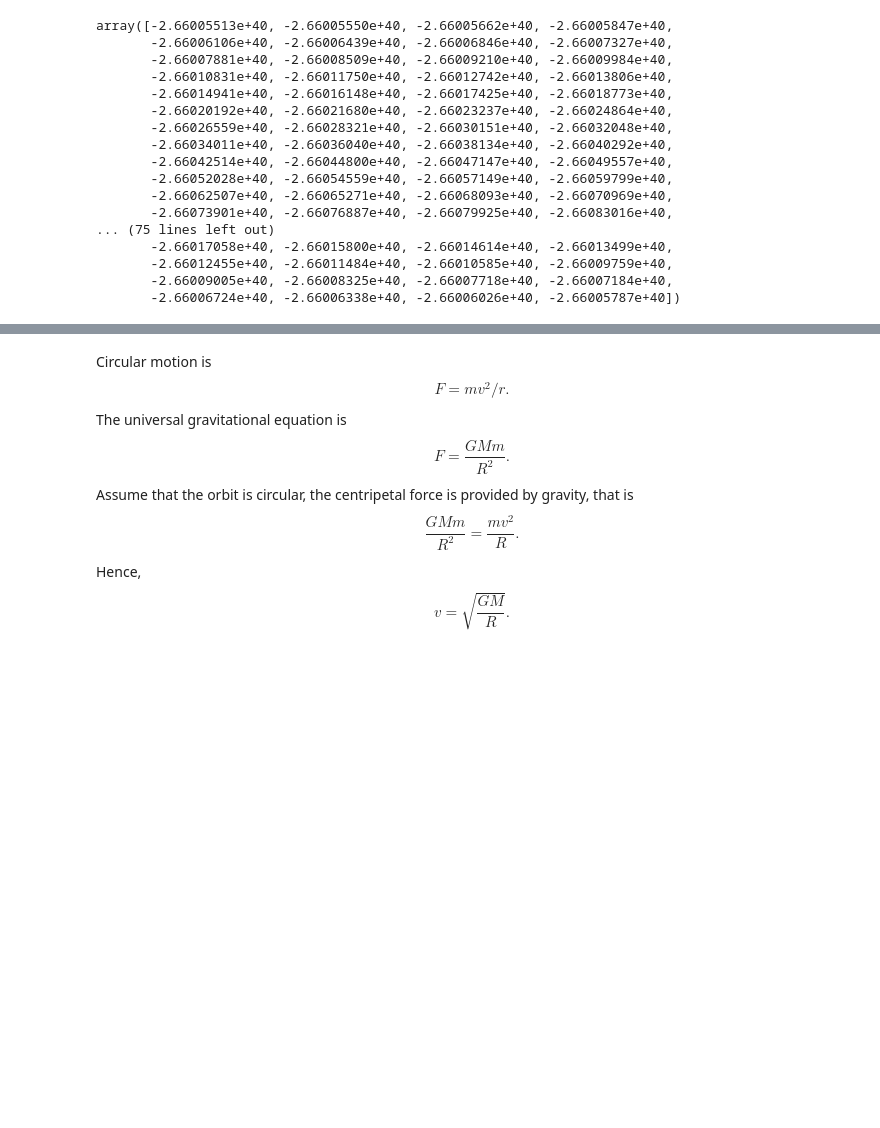
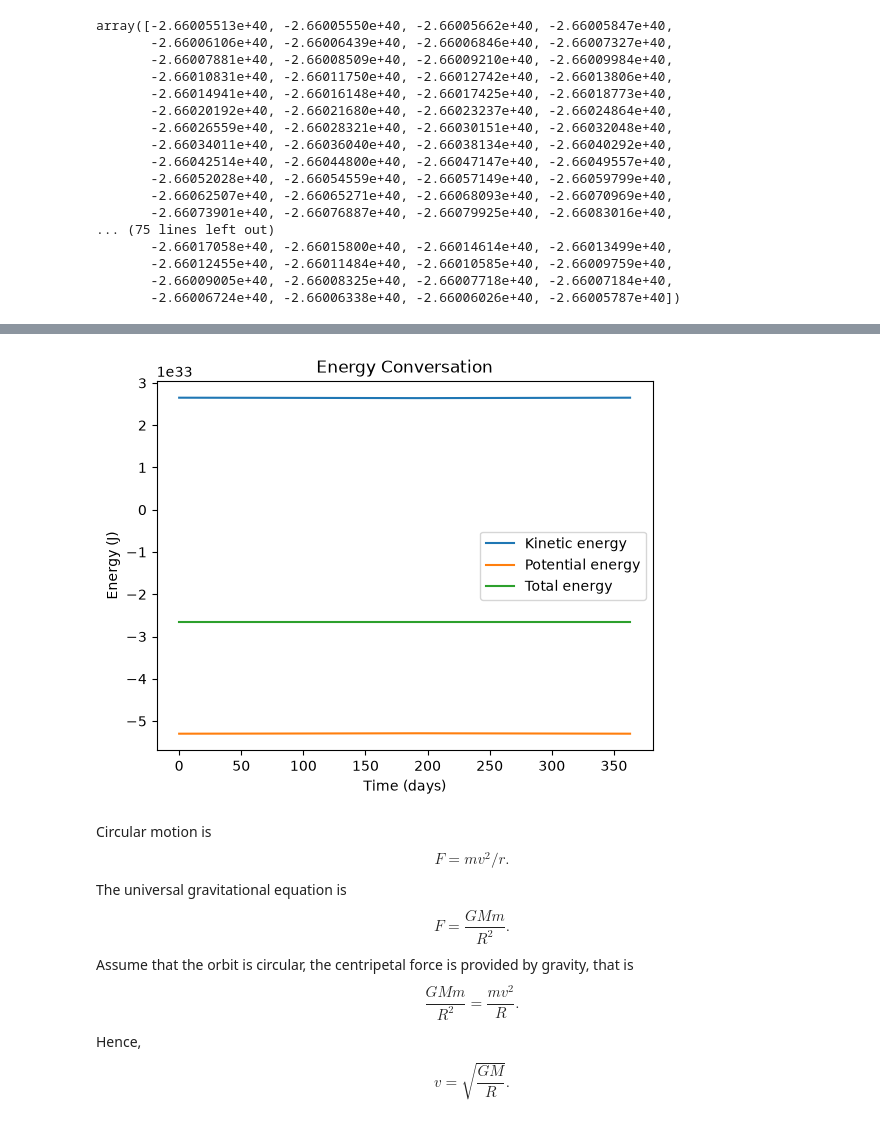
Before and after one commit to Yurui-Wang/Planeteary-Motions-CW, a Jupyter notebook: Planeteary-Motions-CW2 q3.ipynb, the cells around one changed output, grey strips where cells are left out. Drawn from its saved outputs; the diff is of its cells as text; code cells hidden in the pictures; blank space fills up the shorter version.

```diff
--- a/Planeteary-Motions-CW2 q3.ipynb
+++ b/Planeteary-Motions-CW2 q3.ipynb
@@ -104,3 +120,15 @@ plt.show()
+# %%
+plt.plot(range(N), kinetic, label="Kinetic energy")
+plt.plot(range(N), potential, label="Potential energy")
+plt.plot(range(N), total, label="Total energy")
+
+plt.xlabel("Time (days)")
+plt.ylabel("Energy (J)")
+plt.title("Energy Conversation")
+plt.legend()
+plt.show()
+# %% [output]
+[figure, added]
 # %% [markdown]
 Circular motion is $$F = mv^2/r.$$
 The universal gravitational equation is $$F = \frac{GMm}{R^2}.$$
```
Also changed, not shown: parts of 5 cells of this notebook.
